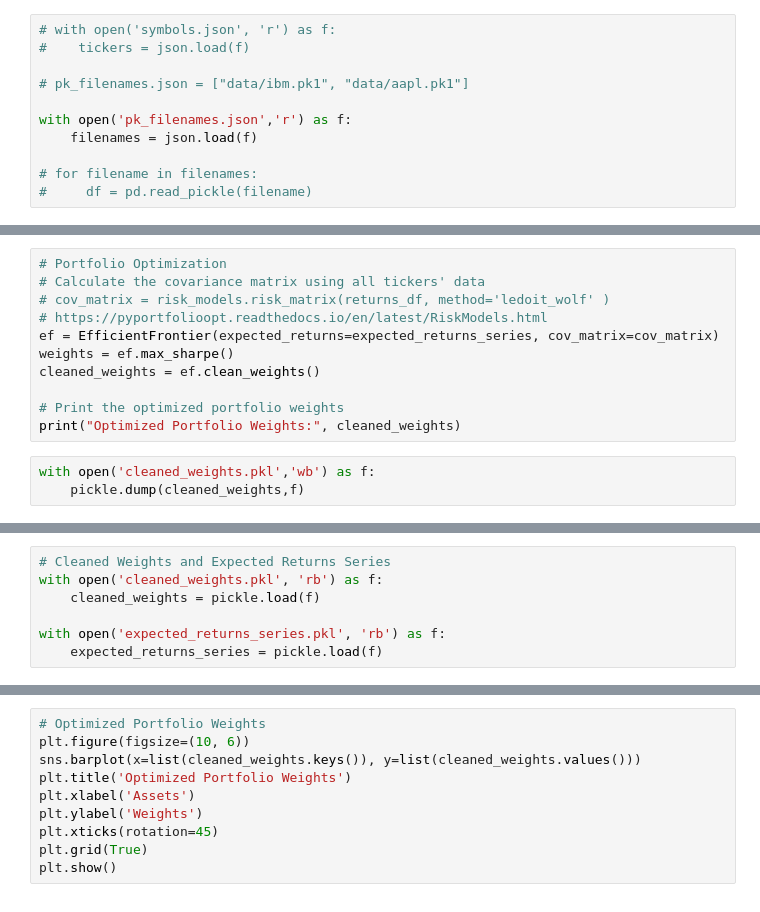
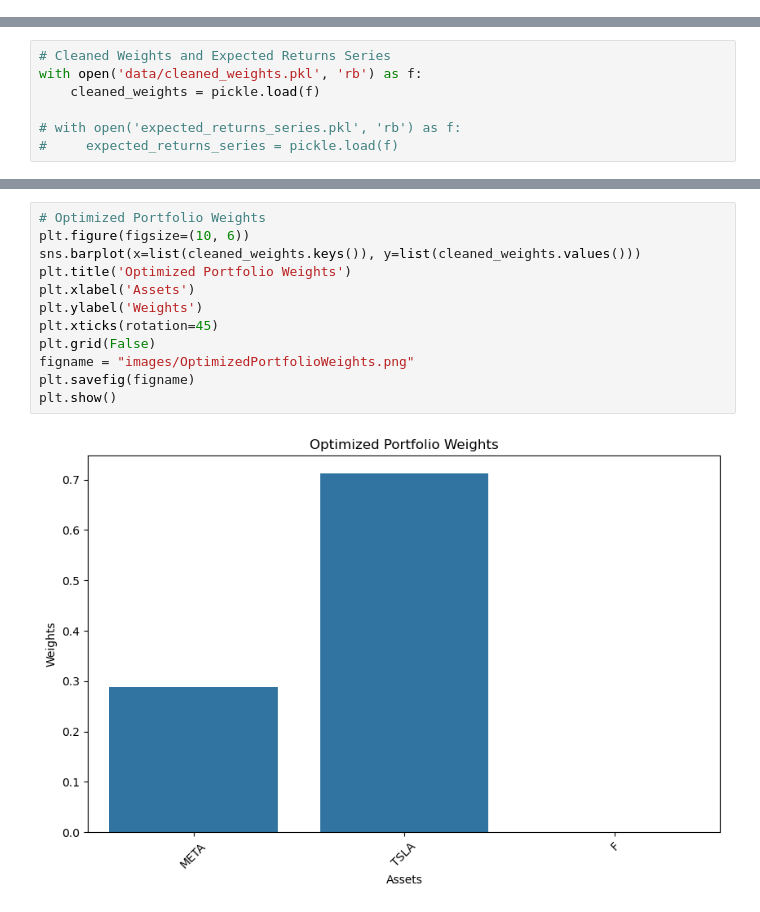
Before and after one commit to Meeghell/Portfolio-Optimizer-2.0, a Jupyter notebook: Visualizations.ipynb, the cells around one changed output, grey strips where cells are left out. Saved outputs shown, nothing was run; the diff lists cells and outputs as text.

```diff
--- a/Visualizations.ipynb
+++ b/Visualizations.ipynb
@@ -23,11 +0,0 @@ os.environ['TF_DETERMINISTIC_OPS'] = '1'
-# %%
-# with open('symbols.json', 'r') as f:
-#    tickers = json.load(f)
-
-# pk_filenames.json = ["data/ibm.pk1", "data/aapl.pk1"]
-
-with open('pk_filenames.json','r') as f:
-    filenames = json.load(f)
-
-# for filename in filenames:
-#     df = pd.read_pickle(filename)
@@ -149,17 +1,3 @@ cov_matrix = risk_models.risk_matrix(all_data, returns_data=True, method='ledoit
-# %%
-# Portfolio Optimization
-# Calculate the covariance matrix using all tickers' data
-# cov_matrix = risk_models.risk_matrix(returns_df, method='ledoit_wolf' )
-# https://pyportfolioopt.readthedocs.io/en/latest/RiskModels.html
-ef = EfficientFrontier(expected_returns=expected_returns_series, cov_matrix=cov_matrix)
-weights = ef.max_sharpe()
-cleaned_weights = ef.clean_weights()
-
-# Print the optimized portfolio weights
-print("Optimized Portfolio Weights:", cleaned_weights)
-# %%
-with open('cleaned_weights.pkl','wb') as f:
-    pickle.dump(cleaned_weights,f)
 # %%
 # VISUALIZATIONS
 
@@ -176,7 +17,7 @@ from pypfopt import risk_models
 # %%
 # Cleaned Weights and Expected Returns Series
-with open('cleaned_weights.pkl', 'rb') as f:
+with open('data/cleaned_weights.pkl', 'rb') as f:
     cleaned_weights = pickle.load(f)
 
-with open('expected_returns_series.pkl', 'rb') as f:
-    expected_returns_series = pickle.load(f)
+# with open('expected_returns_series.pkl', 'rb') as f:
+#     expected_returns_series = pickle.load(f)
@@ -235,10 +24,14 @@ plt.show()
 # %%
 # Optimized Portfolio Weights
 plt.figure(figsize=(10, 6))
 sns.barplot(x=list(cleaned_weights.keys()), y=list(cleaned_weights.values()))
 plt.title('Optimized Portfolio Weights')
 plt.xlabel('Assets')
 plt.ylabel('Weights')
 plt.xticks(rotation=45)
-plt.grid(True)
+plt.grid(False)
+figname = "images/OptimizedPortfolioWeights.png"
+plt.savefig(figname)
 plt.show()
+# %% [output]
+[figure, added]
```
Also changed, not shown: parts of 18 cells of this notebook, 34 other files.
